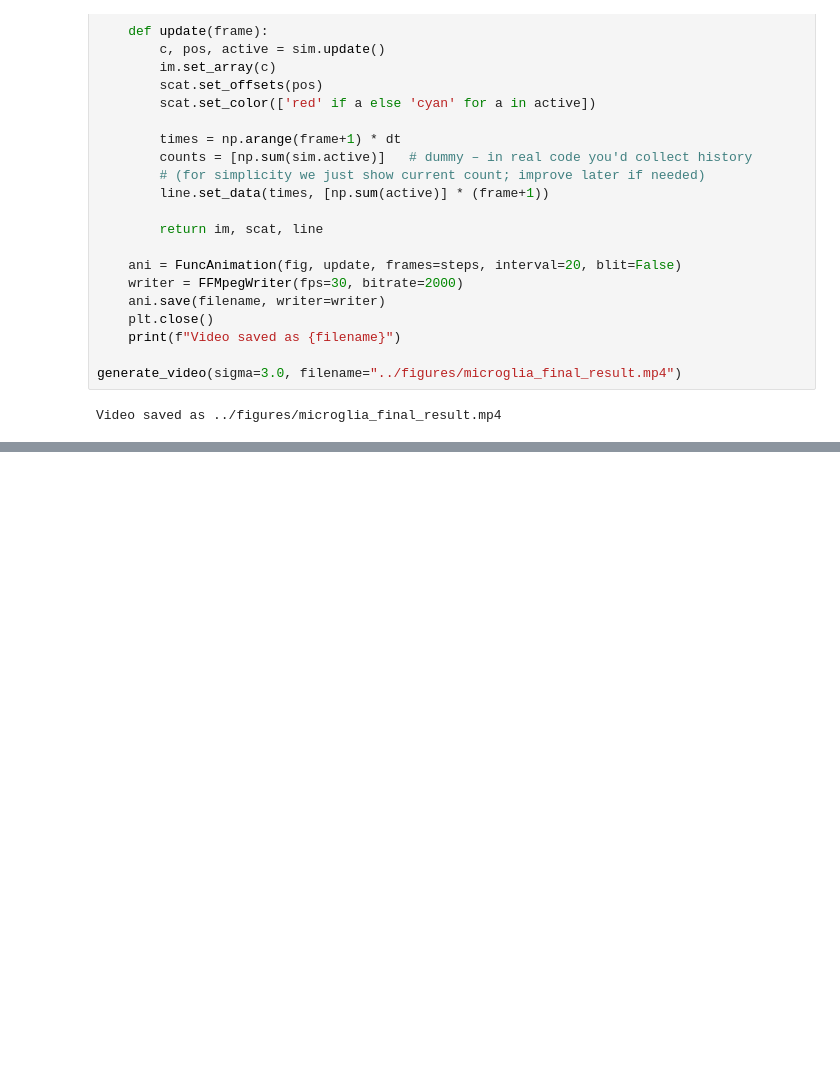
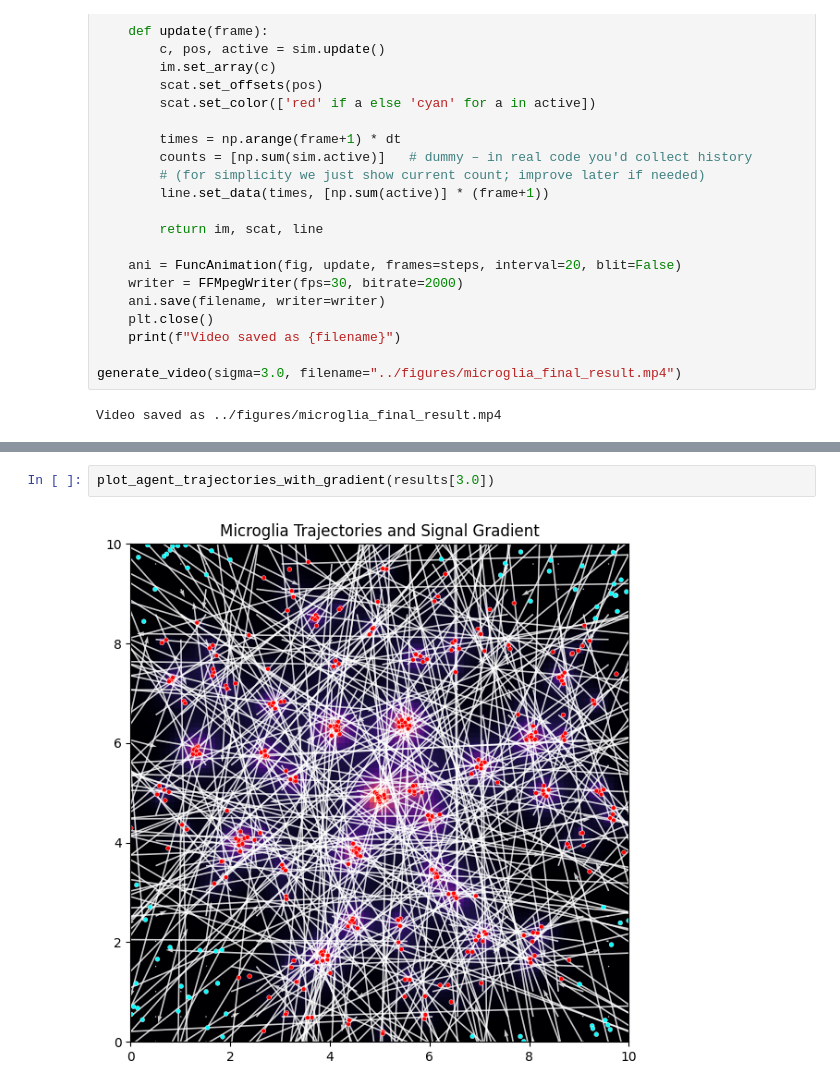
Before and after one commit to AminGhavami/Modeling_Microglial_Chemotaxis, a Jupyter notebook: notebooks/results.ipynb, the cells around one changed output, grey strips where cells are left out. Drawn from its saved outputs; the diff is of its cells as text; blank space fills up the shorter version.

```diff
--- a/notebooks/results.ipynb
+++ b/notebooks/results.ipynb
@@ -213,0 +328,4 @@ Video saved as ../figures/microglia_final_result.mp4
+# %%
+plot_agent_trajectories_with_gradient(results[3.0])
+# %% [output]
+[figure, added]
```
Also changed, not shown: parts of 8 cells of this notebook.
